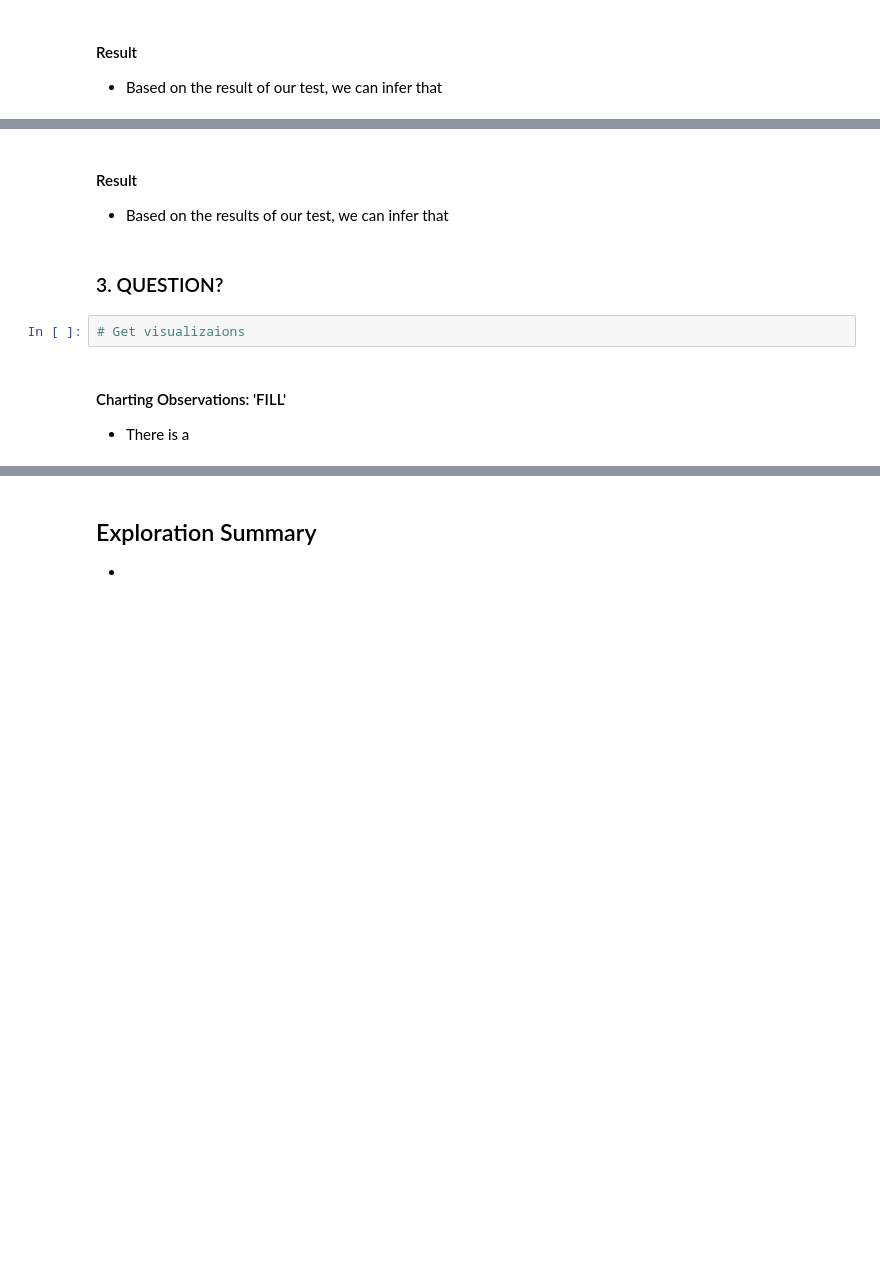
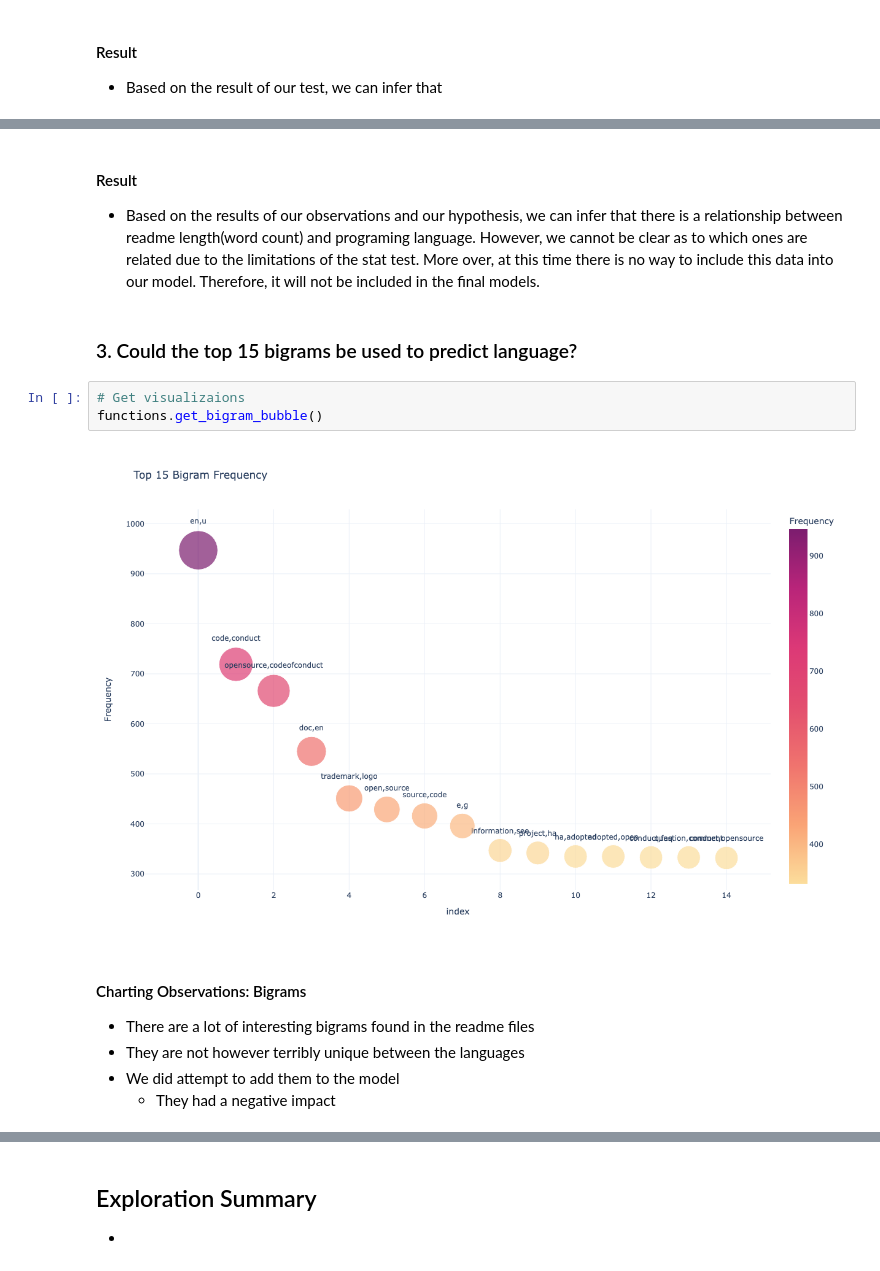
Before and after one commit to scoson-barsco/nlp-project, a Jupyter notebook: final_report .ipynb, the cells around one changed output, grey strips where cells are left out. Drawn from its saved outputs; the diff is of its cells as text; blank space fills up the shorter version.

```diff
--- a/final_report .ipynb
+++ b/final_report .ipynb
@@ -184,12 +212,18 @@ $H_a$ : 'FILL' is not independent of 'FILL'
 # %% [markdown]
 #### Result
-* Based on the results of our test, we can infer that
+* Based on the results of our observations and our hypothesis, we can infer that there is a relationship between readme length(word count) and programing language. However, we cannot be clear as to which ones are related due to the limitations of the stat test. More over, at this time there is no way to include this data into our model. Therefore, it will not be included in the final models.
 # %% [markdown]
-### 3. QUESTION?
+### 3. Could the top 15 bigrams be used to predict language?
 # %%
 # Get visualizaions
+functions.get_bigram_bubble()
+# %% [output]
+[figure, added]
 # %% [markdown]
-#### Charting Observations: 'FILL'
-* There is a
+#### Charting Observations: Bigrams
+* There are a lot of interesting bigrams found in the readme files
+* They are not however terribly unique between the languages
+* We did attempt to add them to the model
+    * They had a negative impact
 # %% [markdown]
 #### Result
```
Also changed, not shown: parts of 31 cells of this notebook, 3 other files.
